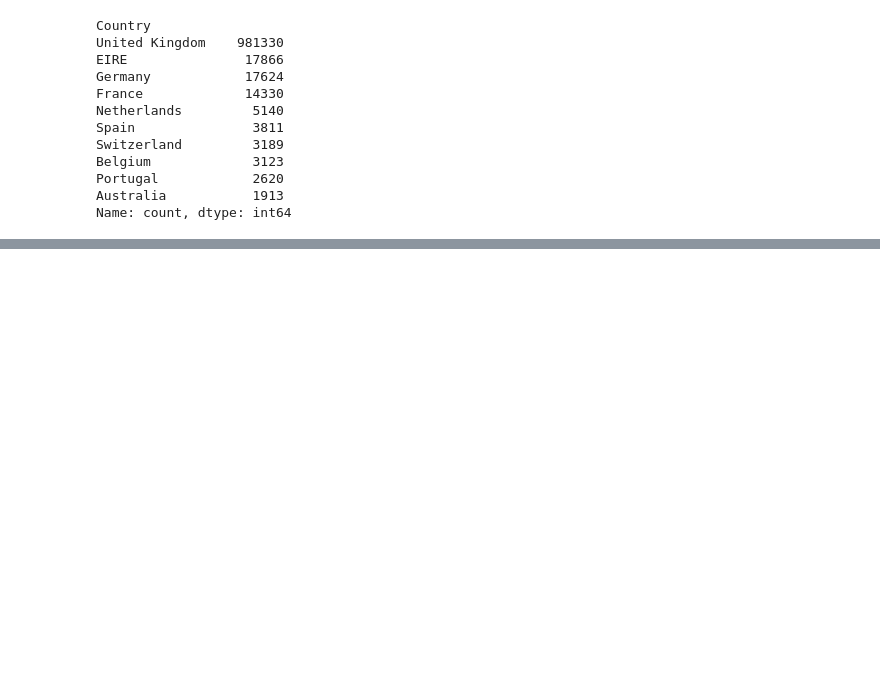
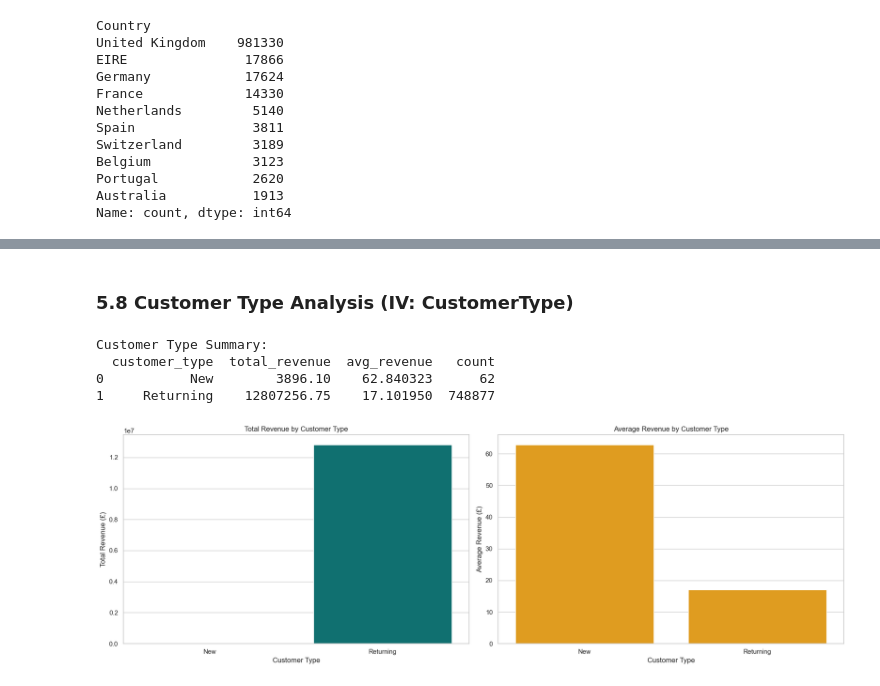
Before and after one commit to kisyular/ml, a Jupyter notebook: retail_analysis_part_2.ipynb, the cells around one changed output, grey strips where cells are left out. Saved outputs shown, nothing was run; the diff lists cells and outputs as text; code cells hidden in the pictures; blank space fills up the shorter version.

```diff
--- a/retail_analysis_part_2.ipynb
+++ b/retail_analysis_part_2.ipynb
@@ -385,0 +482,35 @@ plt.show()
+# %% [markdown]
+### 5.8 Customer Type Analysis (IV: CustomerType)
+# %%
+customer_type_rev = df_clean.groupby('customer_type', as_index=False).agg(
+    total_revenue=('revenue', 'sum'),
+    avg_revenue=('revenue', 'mean'),
+    count=('revenue', 'count')
+)
+
+print("Customer Type Summary:")
+print(customer_type_rev)
+# %% [output]
+Customer Type Summary:
+  customer_type  total_revenue  avg_revenue   count
+0           New        3896.10    62.840323      62
+1     Returning    12807256.75    17.101950  748877
+# %%
+fig, axes = plt.subplots(1, 2, figsize=(18, 6))
+
+# Total revenue by customer type
+sns.barplot(data=customer_type_rev, x='customer_type', y='total_revenue', ax=axes[0], color='teal')
+axes[0].set_title('Total Revenue by Customer Type')
+axes[0].set_xlabel('Customer Type')
+axes[0].set_ylabel('Total Revenue (£)')
+
+# Average revenue by customer type
+sns.barplot(data=customer_type_rev, x='customer_type', y='avg_revenue', ax=axes[1], color='orange')
+axes[1].set_title('Average Revenue by Customer Type')
+axes[1].set_xlabel('Customer Type')
+axes[1].set_ylabel('Average Revenue (£)')
+
+plt.tight_layout()
+plt.show()
+# %% [output]
+[figure, added]
```
Also changed, not shown: parts of 150 cells of this notebook, 14 other files.
